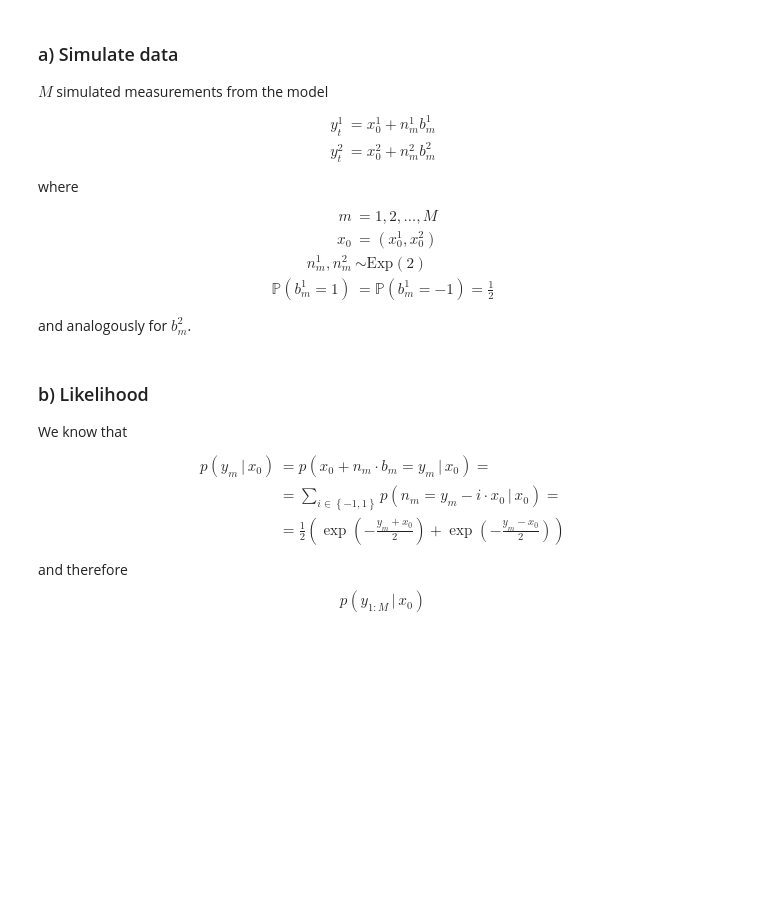
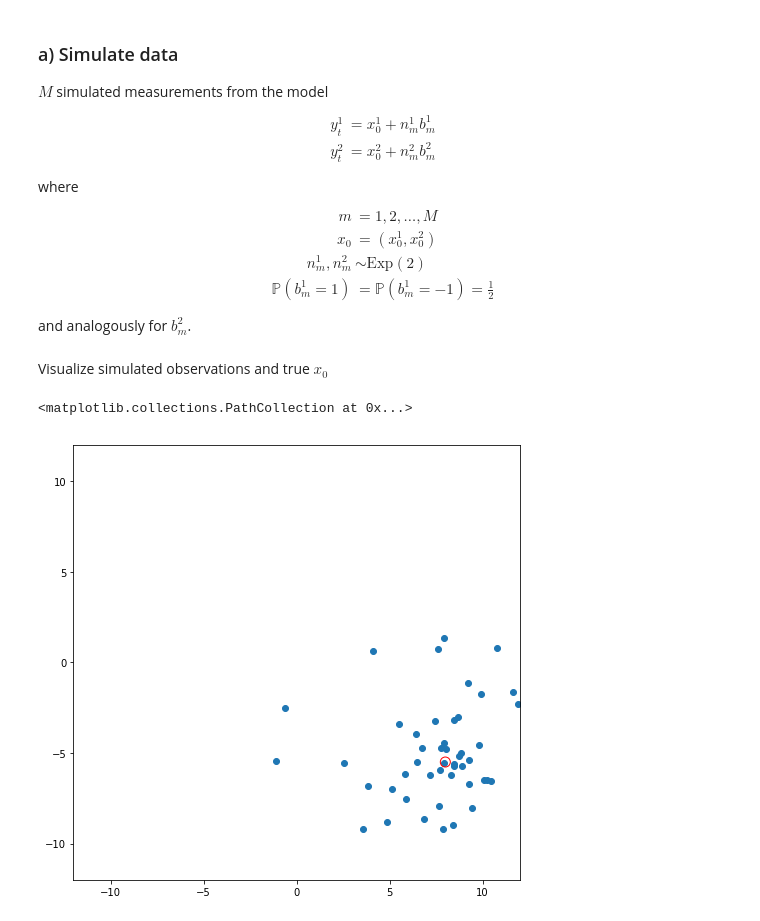
Before and after one commit to cyianor/smc2017, a Jupyter notebook: solutions/code/Python/fheld/exIV.ipynb, the cells around one changed output. Saved outputs shown, nothing was run; the diff lists cells and outputs as text; code cells hidden in the pictures; blank space fills up the shorter version.

```diff
--- a/solutions/code/Python/fheld/exIV.ipynb
+++ b/solutions/code/Python/fheld/exIV.ipynb
@@ -318,26 +331,23 @@ $$
 $$
 and analogously for $b_m^2$.
 # %%
-M = 20
-x0 = np.array([2.0, -5.5])
+M = 50
+x0 = np.array([8.0, -5.5])
 ns = np.reshape(stats.expon.rvs(scale=2, size=2 * M), (2, M))
 bs = np.reshape(np.random.choice([-1, 1], size=2 * M,
                                  replace=True, p=[0.5, 0.5]),
                 (2, M))
 
 ys = np.reshape(np.repeat(x0, M), (2, M)) + ns * bs
+ys = ys.T
-# %% [markdown]
-### b) Likelihood
-
-We know that
-$$
-\begin{align}
-    p\left(y_m\,\big|\,x_0\right) &= p\left(x_0 + n_m \cdot b_m = y_m\,\big|\,x_0\right) = \\
-    &= \sum_{i \in \left\{-1, 1\right\}} p\left(n_m = y_m - i \cdot x_0\,\big|\,x_0\right) = \\
-    &= \frac{1}{2} \left(\exp\left(-\frac{y_m + x_0}{2}\right) + \exp\left(-\frac{y_m - x_0}{2}\right)\right)
-\end{align}
-$$
-and therefore
-$$
-p\left(y_{1:M}\,\big|\,x_0\right)
-$$
+# %% [markdown]
+Visualize simulated observations and true $x_0$
+# %%
+fig, ax = plt.subplots(figsize=(8, 8))
+ax.scatter(ys[:, 0], ys[:, 1])
+ax.set_xlim([-12, 12])
+ax.set_ylim([-12, 12])
+ax.scatter(x0[0], x0[1], facecolors='none', edgecolors='r', s=100)
+# %% [output]
+<matplotlib.collections.PathCollection at 0x...>
+[figure, added]
```
Also changed, not shown: parts of 36 cells of this notebook.
